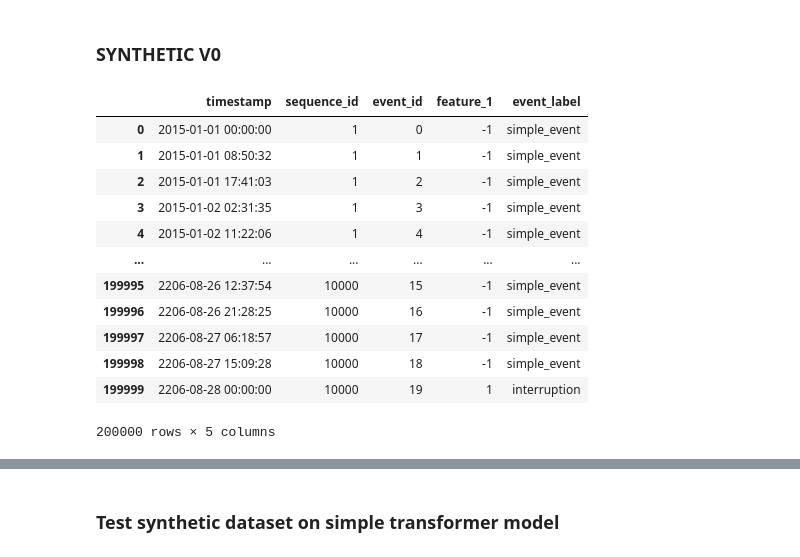
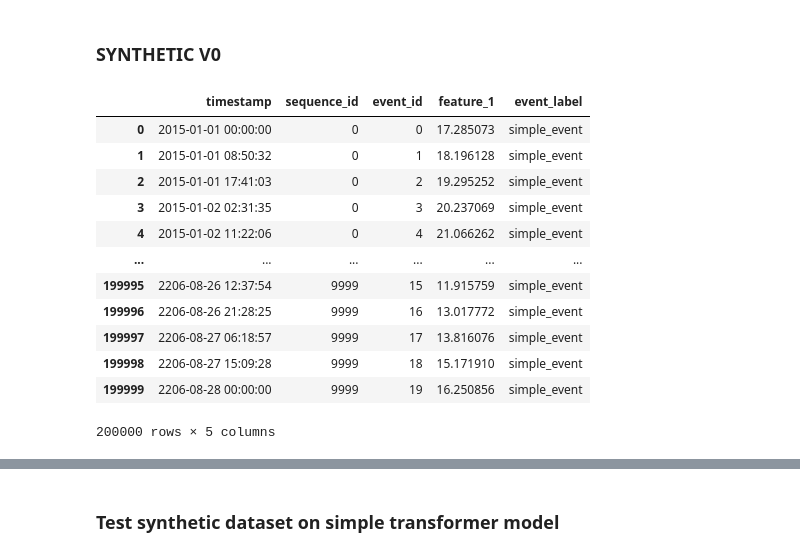
Before and after one commit to filipols/Master-thesis, a Jupyter notebook: notebooks/load_datasets.ipynb, the cells around one changed output, grey strips where cells are left out. Saved outputs shown, nothing was run; the diff lists cells and outputs as text; code cells hidden in the pictures.

```diff
--- a/notebooks/load_datasets.ipynb
+++ b/notebooks/load_datasets.ipynb
@@ -1906,57 +1906,70 @@ import numpy as np
 num_event_seq = 10000
 num_events = 20
 sequence_duration = pd.Timedelta(weeks=1)
+rampup_duration = 25
 
 # Generate start timestamps (each sequence starts right after the previous one)
 start_dates = [pd.Timestamp("2015-01-01")]
 
 for _ in range(1, num_event_seq):
     start_dates.append(start_dates[-1] + sequence_duration)  # Each sequence starts after the previous one
 
 timestamps = []
 sequence_ids = []
 
 for seq_id, start_date in enumerate(start_dates, 1):
     event_times = pd.date_range(start=start_date, end=start_date+sequence_duration, periods=num_events).round('S')  # 20 events per week
     timestamps.extend(event_times)
     sequence_ids.extend([seq_id] * num_events)
 
 df = pd.DataFrame({"timestamp": timestamps, "sequence_id": sequence_ids})
 
 # Assign event_id (resets for each sequence)
 df["event_id"] = df.groupby("sequence_id").cumcount()
 
 # Initialize columns
-df["feature_1"] = -1
+df["feature_1"] = np.random.normal(1, 0.2, size=len(df))  # Random normal values
 df["event_label"] = "simple_event"
+df["sequence_id"] = df["sequence_id"] - 1  # Adjust sequence_id to start from 0
+
+interruption_indices = np.random.choice(df.index, size=int(num_event_seq*num_events*0.03), replace=False)
+for idx in interruption_indices:
+    df.at[idx, "event_label"] = "interruption"
+    df.at[idx, "feature_1"] = np.random.normal(-1,0.2) # -1
 
 
-for event_seq in range(num_event_seq):
-    interruption = np.random.choice([True, False])
+# for event_seq in range(num_event_seq):
+#     interruption = np.random.choice([True, False])
 
-    if interruption:
-        start_idx = event_seq*num_events
-        end_idx = start_idx + num_events
+    # if interruption:
+    #     start_idx = event_seq*num_events
+    #     end_idx = start_idx + num_events
 
-        df.iloc[end_idx-1, 3] = 1 #np.random.normal(10,0.5)
-        df.iloc[end_idx-1, 4] = "interruption"
+
+for interruption_idx in sorted(interruption_indices):
+    for i in range(rampup_duration):
+        if interruption_idx-1-i in interruption_indices:
+            break
+
+        df.iloc[interruption_idx-1-i, 3] = rampup_duration - i + np.random.normal(0, 0.2)
+        # df.iloc[end_idx-1, 4] = "interruption"
 
 
 
 pd.set_option('display.max_rows', 10)
 df
 # %% [output]
 |  | timestamp | sequence_id | event_id | feature_1 | event_label |
-| 0 | 2015-01-01 00:00:00 | 1 | 0 | -1 | simple_event |
-| 1 | 2015-01-01 08:50:32 | 1 | 1 | -1 | simple_event |
-| 2 | 2015-01-01 17:41:03 | 1 | 2 | -1 | simple_event |
-| 3 | 2015-01-02 02:31:35 | 1 | 3 | -1 | simple_event |
-| 4 | 2015-01-02 11:22:06 | 1 | 4 | -1 | simple_event |
+| 0 | 2015-01-01 00:00:00 | 0 | 0 | 17.285073 | simple_event |
+| 1 | 2015-01-01 08:50:32 | 0 | 1 | 18.196128 | simple_event |
+| 2 | 2015-01-01 17:41:03 | 0 | 2 | 19.295252 | simple_event |
+| 3 | 2015-01-02 02:31:35 | 0 | 3 | 20.237069 | simple_event |
+| 4 | 2015-01-02 11:22:06 | 0 | 4 | 21.066262 | simple_event |
 | ... | ... | ... | ... | ... | ... |
-| 199995 | 2206-08-26 12:37:54 | 10000 | 15 | -1 | simple_event |
-| 199996 | 2206-08-26 21:28:25 | 10000 | 16 | -1 | simple_event |
-| 199997 | 2206-08-27 06:18:57 | 10000 | 17 | -1 | simple_event |
-| 199998 | 2206-08-27 15:09:28 | 10000 | 18 | -1 | simple_event |
-| 199999 | 2206-08-28 00:00:00 | 10000 | 19 | 1 | interruption |
+| 199995 | 2206-08-26 12:37:54 | 9999 | 15 | 11.915759 | simple_event |
+| 199996 | 2206-08-26 21:28:25 | 9999 | 16 | 13.017772 | simple_event |
+| 199997 | 2206-08-27 06:18:57 | 9999 | 17 | 13.816076 | simple_event |
+| 199998 | 2206-08-27 15:09:28 | 9999 | 18 | 15.171910 | simple_event |
+| 199999 | 2206-08-28 00:00:00 | 9999 | 19 | 16.250856 | simple_event |
 200000 rows × 5 columns
 # %%
```
Also changed, not shown: parts of 4 cells of this notebook, 1 other file.
